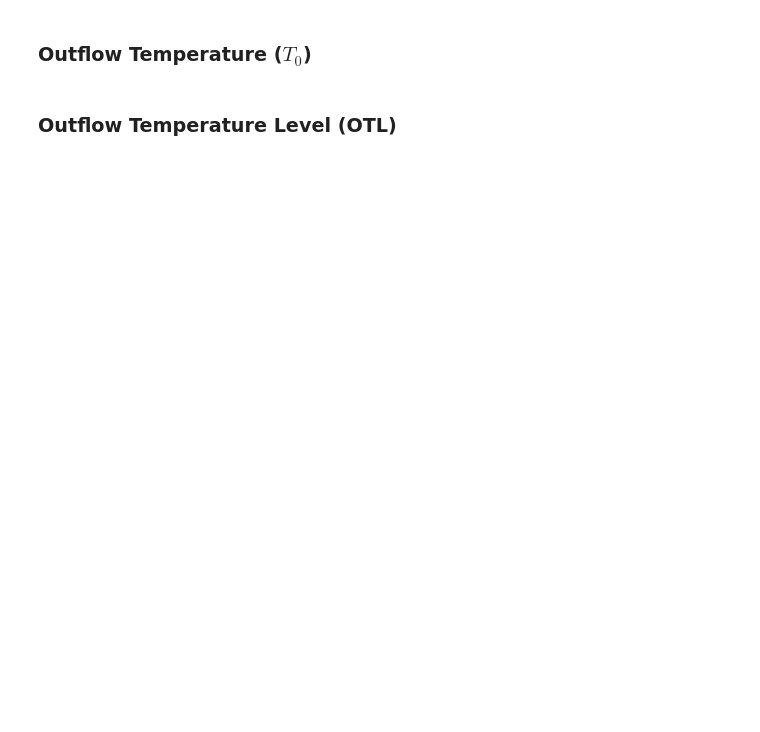
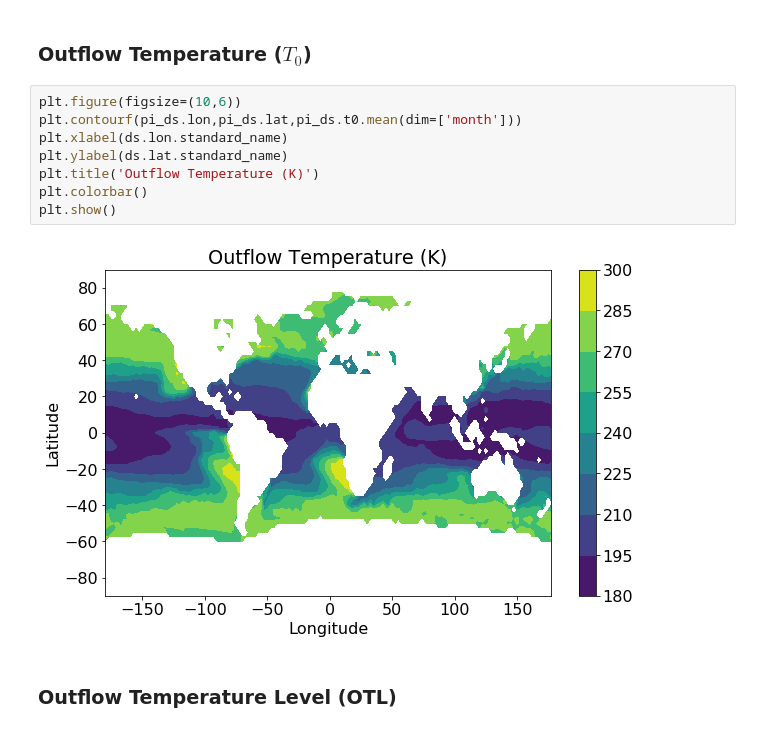
Before and after one commit to dgilford/tcpyPI, a Jupyter notebook: sample_output_analyses.ipynb, the cells around one changed output. Drawn from its saved outputs; the diff is of its cells as text; blank space fills up the shorter version.

```diff
--- a/sample_output_analyses.ipynb
+++ b/sample_output_analyses.ipynb
@@ -132,4 +226,14 @@ We decompose each term in this equation by...
 # %% [markdown]
 ### Outflow Temperature ($T_0$)
+# %%
+plt.figure(figsize=(10,6))
+plt.contourf(pi_ds.lon,pi_ds.lat,pi_ds.t0.mean(dim=['month']))
+plt.xlabel(ds.lon.standard_name)
+plt.ylabel(ds.lat.standard_name)
+plt.title('Outflow Temperature (K)')
+plt.colorbar()
+plt.show()
+# %% [output]
+[figure, added]
 # %% [markdown]
 ### Outflow Temperature Level (OTL)
```
Also changed, not shown: parts of 17 cells of this notebook.
